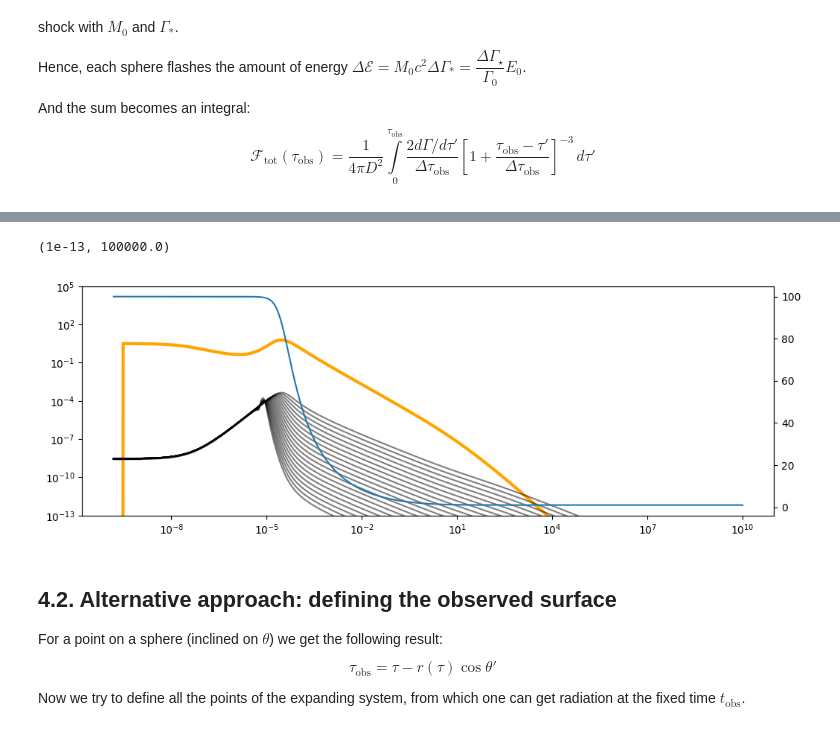
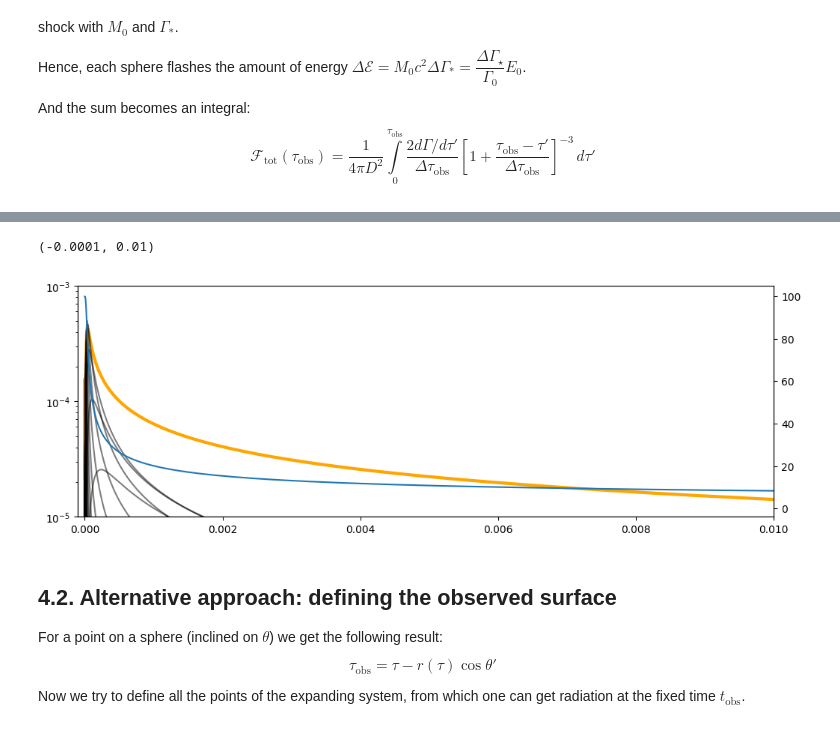
Before and after one commit to KleimenovM/GRBRemnant, a Jupyter notebook: Kleimenov_Schwenkreis_-_Gamma-ray_birsts.ipynb, the cells around one changed output, grey strips where cells are left out. Saved outputs shown, nothing was run; the diff lists cells and outputs as text; code cells hidden in the pictures.

Commit message:
An approximate calculation added, asymptotes clarified

```diff
--- a/Kleimenov_Schwenkreis_-_Gamma-ray_birsts.ipynb
+++ b/Kleimenov_Schwenkreis_-_Gamma-ray_birsts.ipynb
@@ -241,8 +241,11 @@ Approximate results in $(6)$ allow to solve the expansion equations analytically
 # %%
-def gamma_star(r, gamma):
-    res_correct = np.heaviside(r - 0.01, 0.5) * gamma * (-1 + np.sqrt(1 + 4*r**3*(1 + r**3/gamma**2))) / (2*r**3)
-    res_approx = np.heaviside(0.01 - r, 0.5) * gamma * (1 - r**3)
+def gamma_star_old(r0, gamma):
+    return gamma * (-1 + np.sqrt(1 + 4*r0**3*(1 + r0**3/gamma**2))) / (2*r0**3)
+
+def gamma_star(r0, gamma, r_bnd=0.01):
+    res_correct = np.heaviside(r0 - r_bnd, 0.5) * gamma_star_old(r0, gamma)
+    res_approx = np.heaviside(r_bnd - r0, 0.5) * gamma * (1 - r0**3)
     return res_approx + res_correct
 
-def F(tau, r, gamma):
-    return np.sqrt(1 - (gamma_star(r, gamma))**(-2))
+def F(tau, r0, gamma):
+    return np.sqrt(1 - (gamma_star(r0, gamma))**(-2))
@@ -512,6 +517,6 @@ from scipy.integrate import trapezoid
 # %%
 gammas = gamma_star(radius_values, gamma0)
-dg_dt = np.diff(gammas[:]) / np.diff(t_obs)
+dg_dt = np.diff(gammas[:]) / np.diff(time_values)
 
 dt_obs = (radius_values / 2 * gammas)[1:]
 
@@ -520,9 +525,5 @@ t_prev = t_obs[0]
 for i, t in enumerate(t_obs[1:]):
     if i == 0:
         continue
-    fluxes[i] = trapezoid(flux(t, t_obs[1:], radius_values[1:], gammas[1:], -dg_dt[i]), t_obs[1:])
+    fluxes[i] = simpson(flux(t, t_obs[1:], radius_values[1:], gammas[1:], -dg_dt[i]), t_obs[1:])
     t_prev = t
-# %%
-k = 500
-plt.scatter(radius_values[:k], gammas[:k], 2)
-plt.xscale('log')
@@ -531,18 +530,21 @@ plt.xscale('log')
 # %%
 plt.figure(figsize=(12, 4))
 ax = plt.subplot(111)
 ax2 = ax.twinx()
 ax2.plot(t_obs[1:], gammas[1:])
+
 ax.plot(t_obs[1:], fluxes, linewidth=3, color='orange')
-for i in range(20):
-    k = i*100
-    ax.plot(t_obs[1:], flux(t_obs[k], t_obs[1:], radius_values[1:], gammas[1:], -dg_dt[k]) * np.diff(t_obs)[k], color='black', alpha=.5)
-ax.set_xscale('log')
+
+for i in range(80):
+    k = i*125
+    ax.plot(t_obs[:-1], flux(t_obs[k], t_obs[1:], radius_values[1:], gammas[1:], -dg_dt[k]) * np.diff(time_values)[k], color='black', alpha=.5)
+# ax.set_xscale('log')
 ax.set_yscale('log')
-ax.set_ylim(1e-13, 1e5)
+ax.set_ylim(1e-5, 1e-3)
+ax.set_xlim(-1e-4, 1e-2)
 # %% [output]
-(1e-13, 100000.0)
+(-0.0001, 0.01)
-[figure, old version]
+[figure, new version]
 # %% [markdown]
 ## 4.2. Alternative approach: defining the observed surface
 
```
Also changed, not shown: parts of 20 cells of this notebook.
